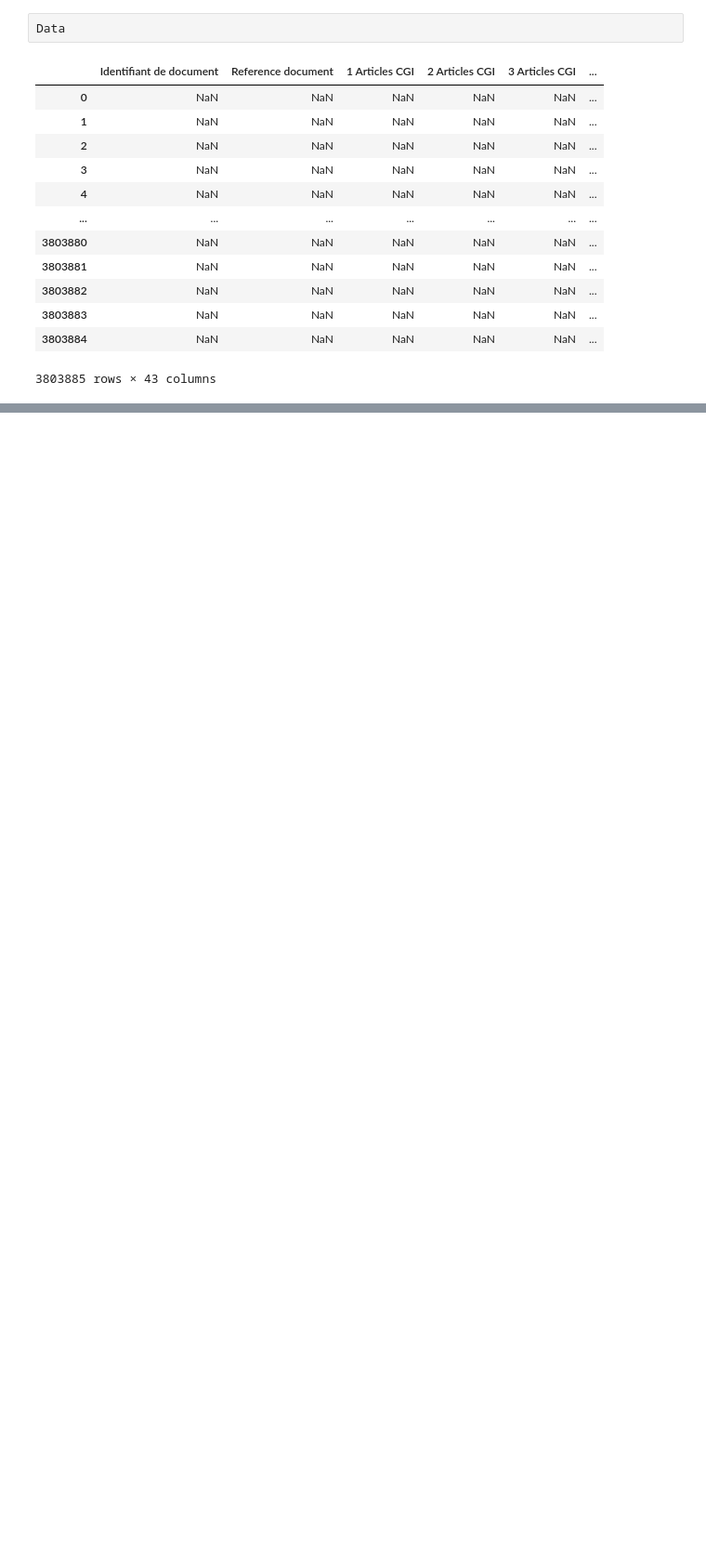
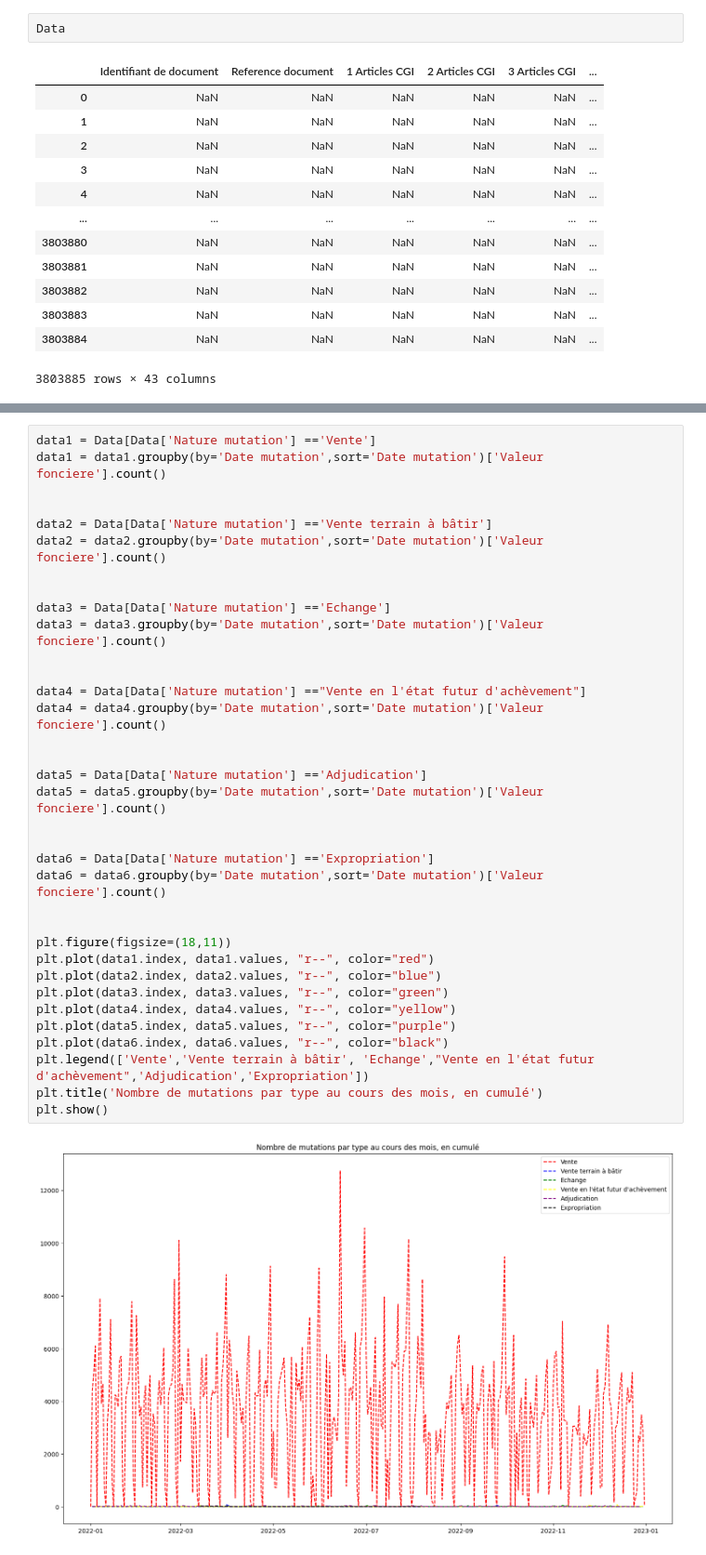
Before and after one commit to raphdem02/Analyse_Data_Fonciere, a Jupyter notebook: Analysis0.0.ipynb, the cells around one changed output, grey strips where cells are left out. Shown at 93% size. Saved outputs shown, nothing was run; the diff lists cells and outputs as text; blank space fills up the shorter version.

```diff
--- a/Analysis0.0.ipynb
+++ b/Analysis0.0.ipynb
@@ -43,0 +93,37 @@ Data
+# %%
+data1 = Data[Data['Nature mutation'] =='Vente']
+data1 = data1.groupby(by='Date mutation',sort='Date mutation')['Valeur fonciere'].count()
+
+
+data2 = Data[Data['Nature mutation'] =='Vente terrain à bâtir']
+data2 = data2.groupby(by='Date mutation',sort='Date mutation')['Valeur fonciere'].count()
+
+
+data3 = Data[Data['Nature mutation'] =='Echange']
+data3 = data3.groupby(by='Date mutation',sort='Date mutation')['Valeur fonciere'].count()
+
+
+data4 = Data[Data['Nature mutation'] =="Vente en l'état futur d'achèvement"]
+data4 = data4.groupby(by='Date mutation',sort='Date mutation')['Valeur fonciere'].count()
+
+
+data5 = Data[Data['Nature mutation'] =='Adjudication']
+data5 = data5.groupby(by='Date mutation',sort='Date mutation')['Valeur fonciere'].count()
+
+
+data6 = Data[Data['Nature mutation'] =='Expropriation']
+data6 = data6.groupby(by='Date mutation',sort='Date mutation')['Valeur fonciere'].count()
+
+
+plt.figure(figsize=(18,11))
+plt.plot(data1.index, data1.values, "r--", color="red")
+plt.plot(data2.index, data2.values, "r--", color="blue")
+plt.plot(data3.index, data3.values, "r--", color="green")
+plt.plot(data4.index, data4.values, "r--", color="yellow")
+plt.plot(data5.index, data5.values, "r--", color="purple")
+plt.plot(data6.index, data6.values, "r--", color="black")
+plt.legend(['Vente','Vente terrain à bâtir', 'Echange',"Vente en l'état futur d'achèvement",'Adjudication','Expropriation'])
+plt.title('Nombre de mutations par type au cours des mois, en cumulé')
+plt.show()
+# %% [output]
+[figure, added]
```
Also changed, not shown: parts of 26 cells of this notebook.
